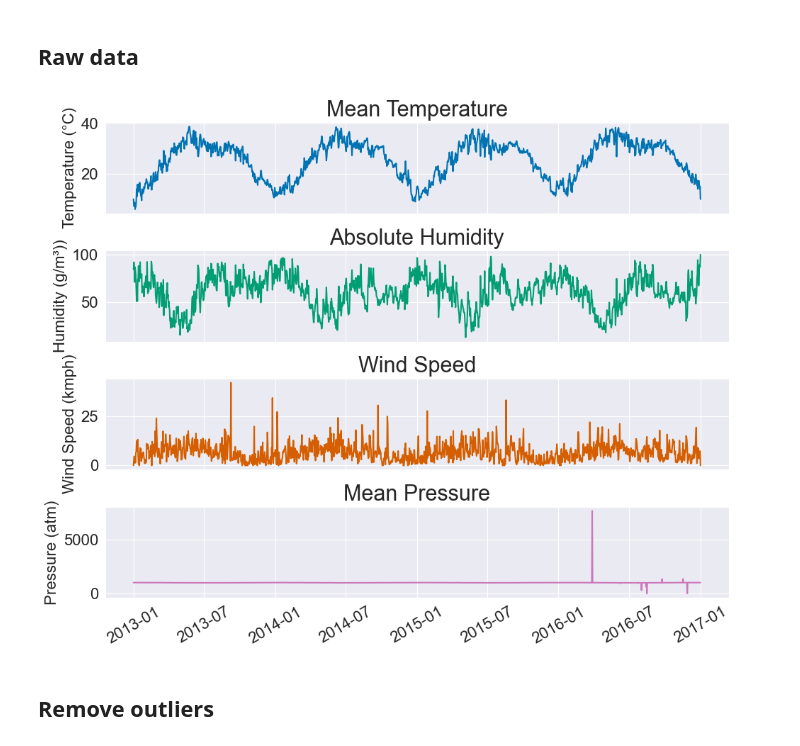
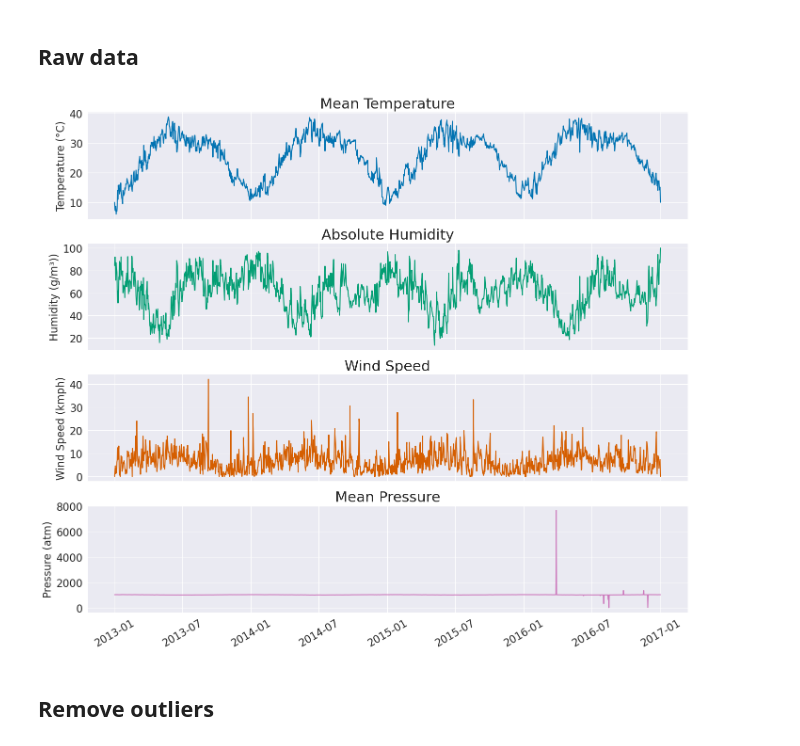
Before and after one commit to Jookare/ADAML-project2, a Jupyter notebook: initial_analysis.ipynb, the cells around one changed output. Saved outputs shown, nothing was run; the diff lists cells and outputs as text; code cells hidden in the pictures.

```diff
--- a/initial_analysis.ipynb
+++ b/initial_analysis.ipynb
@@ -34,25 +34,25 @@ df.describe()
 # %%
 # Define labels etc.
 titles = ["Mean Temperature", "Absolute Humidity", "Wind Speed", "Mean Pressure"]
 ylabels = ["Temperature (°C)", "Humidity (g/m³))", "Wind Speed (kmph)", "Pressure (atm)"]
 
-fig, axes = plt.subplots(4, 1, figsize=(10, 8), sharex=True)
+figure, axes = plt.subplots(4, 1, figsize=(14, 12), sharex=True)
 
 for idx, var in enumerate(df.columns[1:]):
 
     axes[idx].plot(df["date"], df[var], color=colors[idx])
     axes[idx].set_ylabel(ylabels[idx], fontsize=16)
     axes[idx].set_title(titles[idx], fontsize=22)
     axes[idx].tick_params(labelsize=16)
 
 axes[3].tick_params(axis="x", rotation=30)
 
 # Adjust layout to avoid overlap
 plt.tight_layout()
 plt.savefig("./images/raw_data.pdf", format="pdf")
 plt.show()
 # %% [output]
-[figure, old version]
+[figure, new version]
 # %% [markdown]
 ## Remove outliers
 # %%
```
Also changed, not shown: parts of 7 cells of this notebook.
